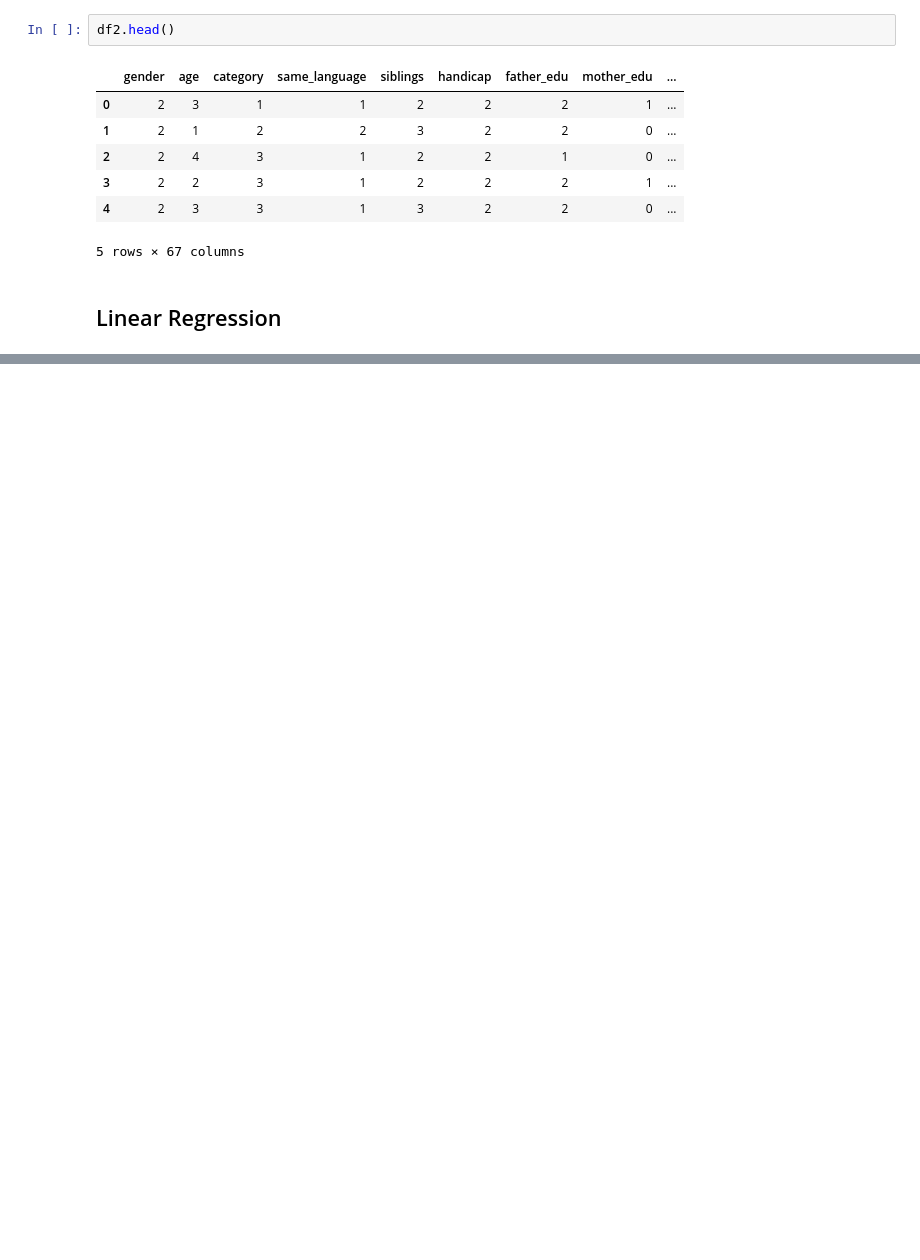
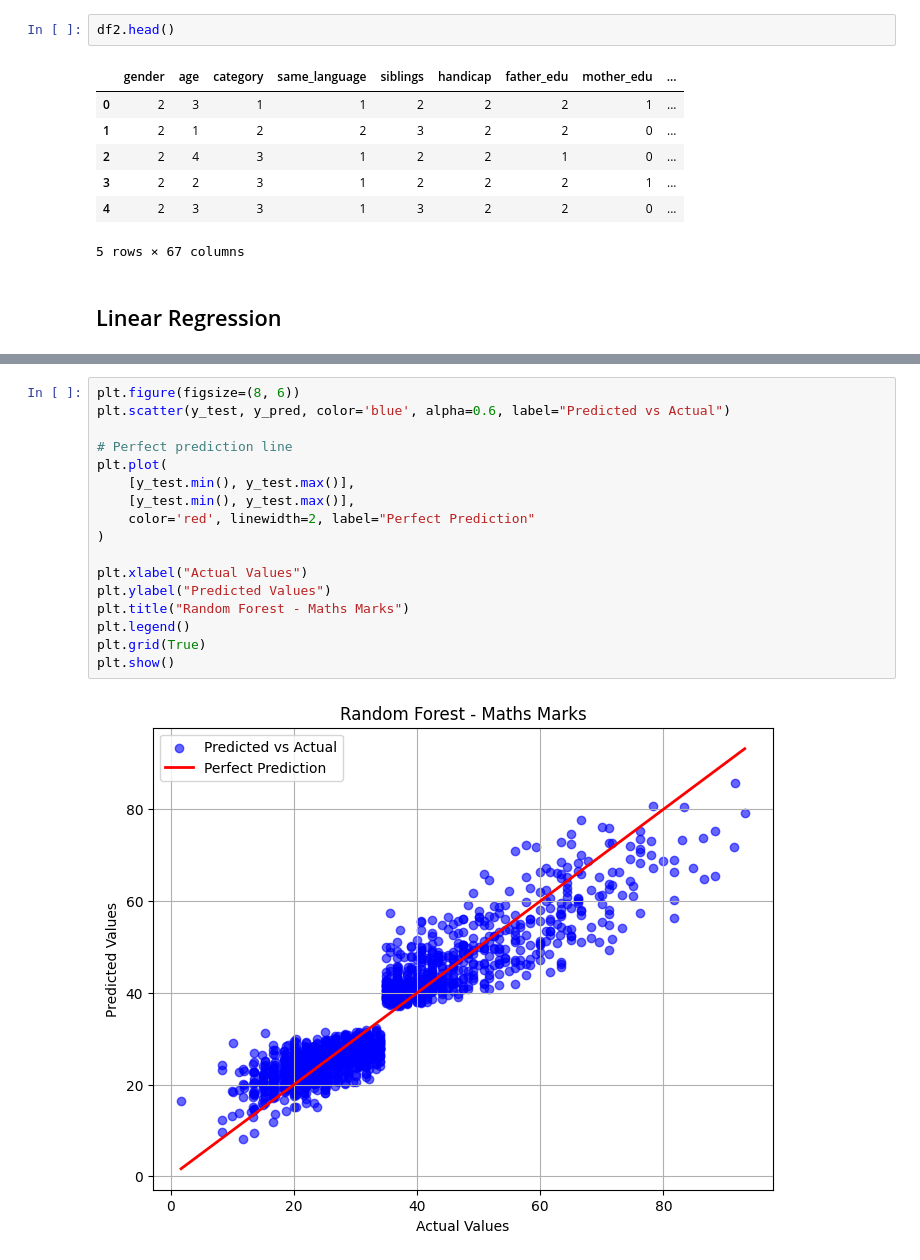
Before and after one commit to ChandanHegde07/Kruman-Projects, a Jupyter notebook: Phase2Student.ipynb, the cells around one changed output, grey strips where cells are left out. Saved outputs shown, nothing was run; the diff lists cells and outputs as text; blank space fills up the shorter version.

```diff
--- a/Phase2Student.ipynb
+++ b/Phase2Student.ipynb
@@ -85,0 +133,19 @@ print(predicted_marks[["Predicted_Maths_Percentage"]])
+# %%
+plt.figure(figsize=(8, 6))
+plt.scatter(y_test, y_pred, color='blue', alpha=0.6, label="Predicted vs Actual")
+
+# Perfect prediction line
+plt.plot(
+    [y_test.min(), y_test.max()],
+    [y_test.min(), y_test.max()],
+    color='red', linewidth=2, label="Perfect Prediction"
+)
+
+plt.xlabel("Actual Values")
+plt.ylabel("Predicted Values")
+plt.title("Random Forest - Maths Marks")
+plt.legend()
+plt.grid(True)
+plt.show()
+# %% [output]
+[figure, added]
```
Also changed, not shown: parts of 13 cells of this notebook.
